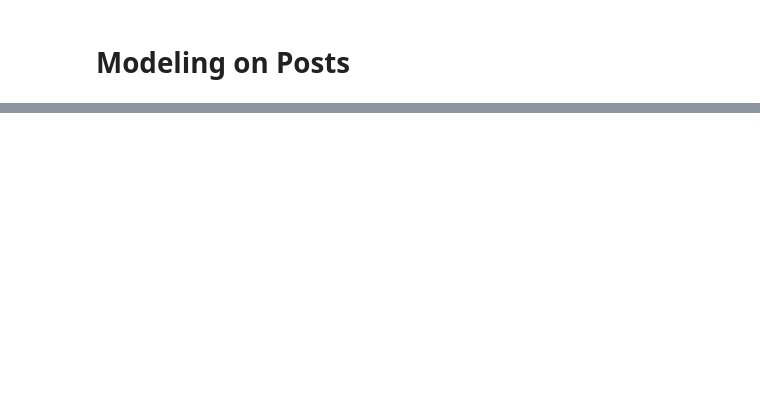
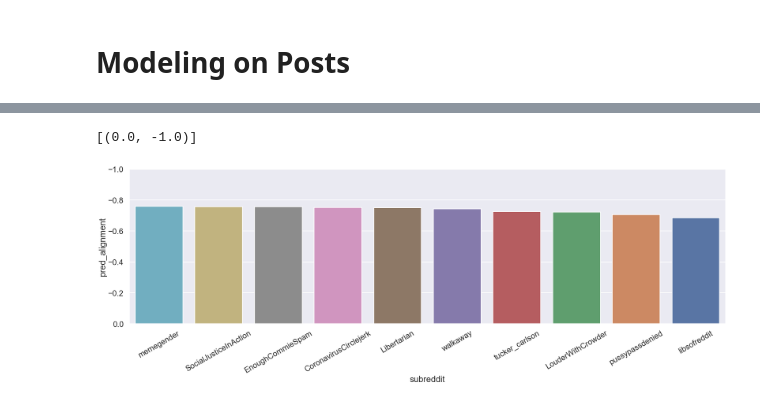
Before and after one commit to deadlykitten1/Reddit_Ban_Prediction, a Jupyter notebook: notebooks/modeling.ipynb, the cells around one changed output, grey strips where cells are left out. Saved outputs shown, nothing was run; the diff lists cells and outputs as text; code cells hidden in the pictures; blank space fills up the shorter version.

```diff
--- a/notebooks/modeling.ipynb
+++ b/notebooks/modeling.ipynb
@@ -547,0 +488,12 @@ weighted avg       0.61      0.60      0.59        57
+# %%
+ax = sns.barplot(x = neg_acc_df.index[::-1][0:10]  , y = neg_acc_df['pred_alignment'][::-1][0:10])
+
+sns.set(rc = {'figure.figsize': (30,8) } )
+sns.set_context('poster')
+ax.set_xticklabels(ax.get_xticklabels(), rotation = 30)
+ax.invert_yaxis()
+ax.invert_xaxis()
+ax.set(ylim = (0,-1))
+# %% [output]
+[(0.0, -1.0)]
+[figure, added]
```
Also changed, not shown: parts of 35 cells of this notebook, 7 other files.
